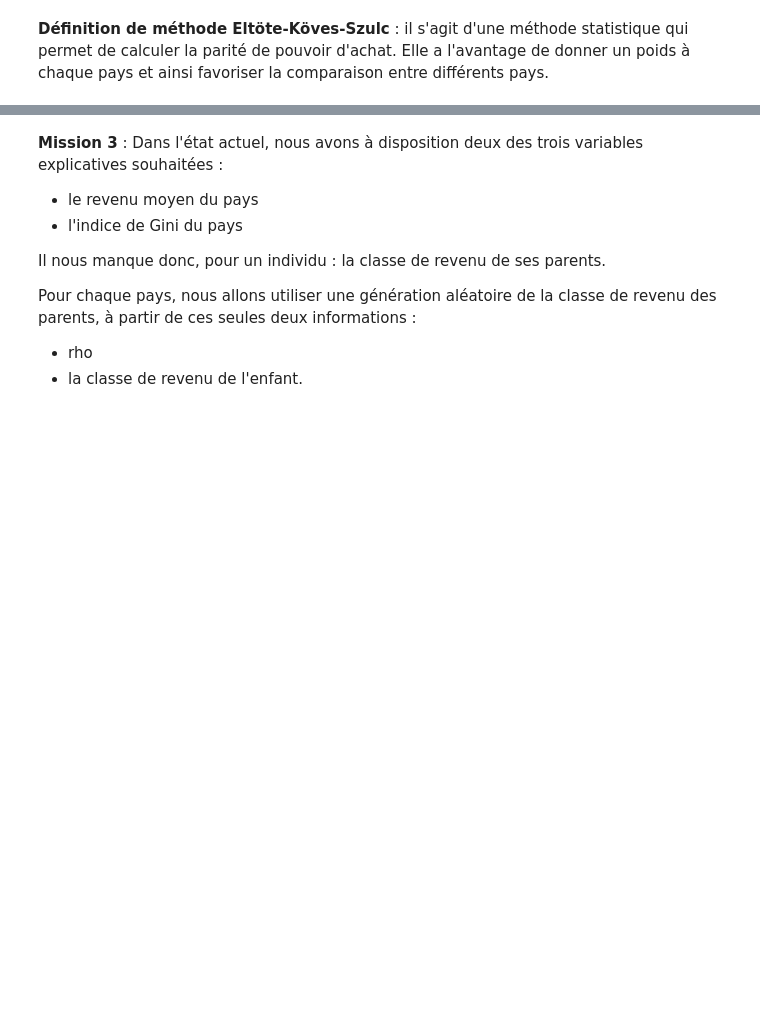
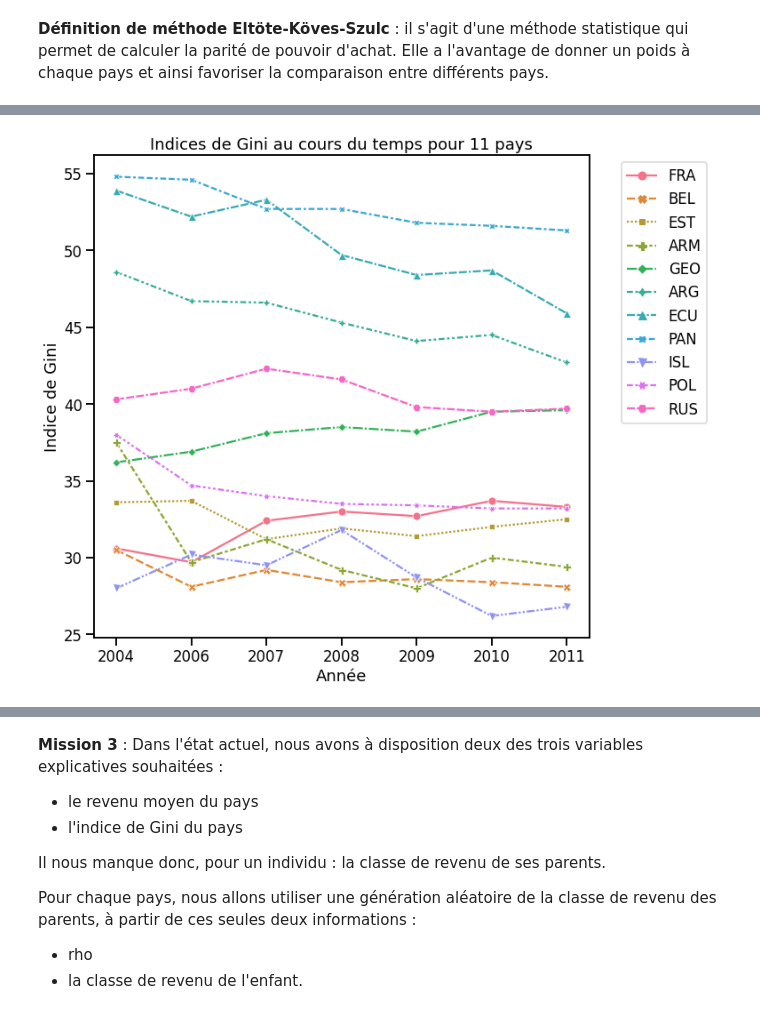
Before and after one commit to Sylvariane/prediction_revenus, a Jupyter notebook: P07_code.ipynb, the cells around one changed output, grey strips where cells are left out. Cells and saved outputs as stored; diff of their text form; code cells hidden in the pictures; blank space fills up the shorter version.

```diff
--- a/P07_code.ipynb
+++ b/P07_code.ipynb
@@ -186,4 +208,5 @@ for i in pays:
 gini_index = pd.read_csv('/content/drive/My Drive/Data Analyst - OC/Projets/P7_guillot_cecile/gini_index.csv', sep=',')
-# %%
-gini_index = gini_index.set_index('Country Name')
-gini_index = gini_index.loc(axis=0)['France', 'Georgia', 'Canada', 'Honduras', 'Colombia', 'Brazil', 'Philippines', 'Thailand', 'Germany', 'Albania']
+# %%
+# Sélection des pays retenus pour la démonstration
+gini_index = gini_index.set_index('Country Code')
+gini_index = gini_index.loc(axis=0)['FRA', 'BEL','EST', 'ARM', 'GEO', 'ARG', 'ECU', 'PAN', 'ISL', 'POL', 'RUS']
@@ -189,0 +231,15 @@ gini_index = gini_index.loc(axis=0)['France', 'Georgia', 'Canada', 'Honduras', '
+# %%
+# Représentation graphique des indices de Gini pour nos différents pays
+gini_T = gini_index.T
+
+
+_ = plt.figure(figsize=(10,10))
+_ = sns.lineplot(data=gini_T, markers=True)
+_ = plt.title('Indices de Gini au cours du temps pour 11 pays')
+_ = plt.xlabel('Année')
+_ = plt.ylabel('Indice de Gini')
+_ = plt.legend(bbox_to_anchor=(1.05, 1), loc='upper left')
+
+_ = plt.show()
+# %% [output]
+[figure, added]
```
Also changed, not shown: parts of 52 cells of this notebook.
